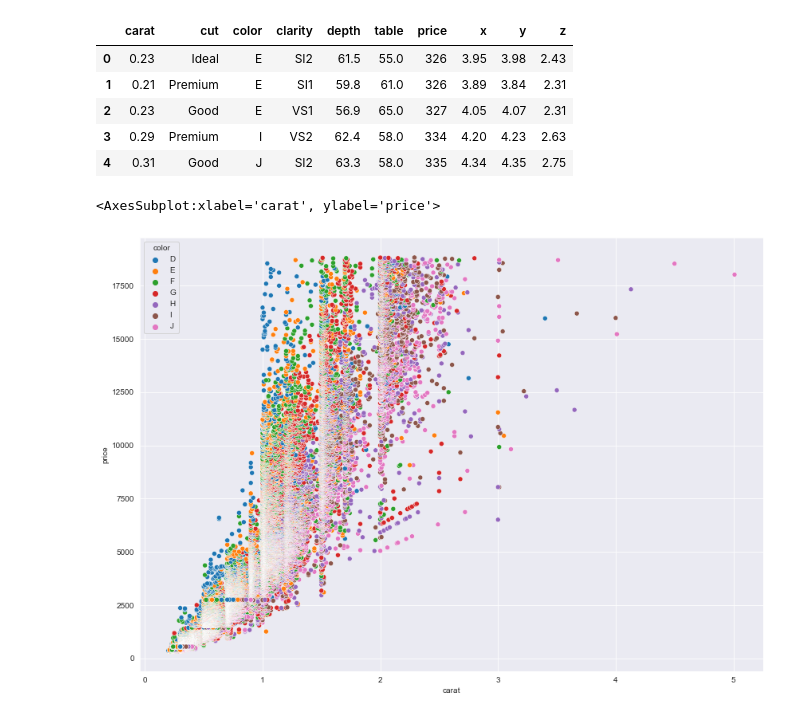
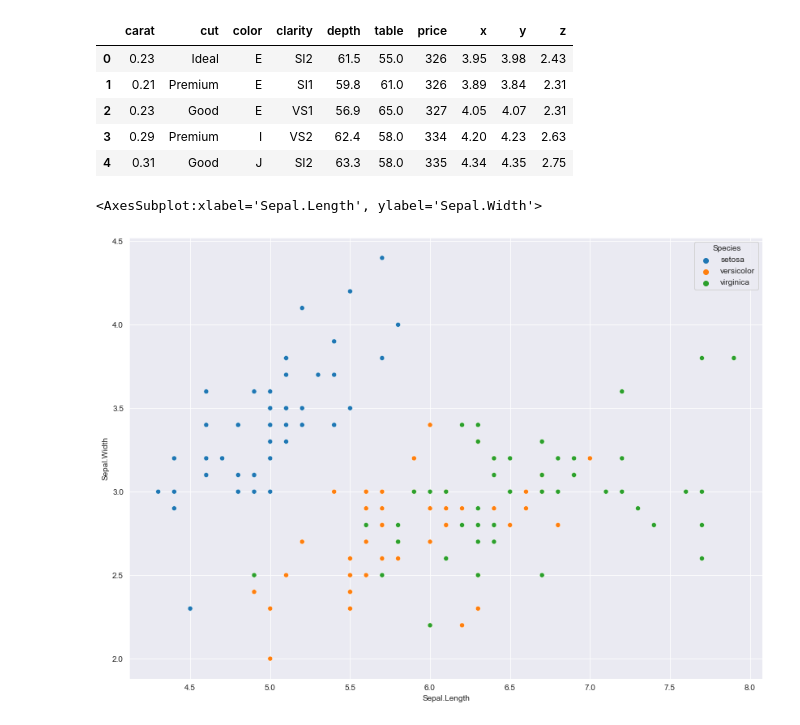
Before and after one commit to kdesh96/Basics-DS, a Jupyter notebook: Intro/2. Matplotlib.ipynb, the cells around one changed output. Cells and saved outputs as stored; diff of their text form; code cells hidden in the pictures.

Commit message:
Updated more plots

```diff
--- a/Intro/2. Matplotlib.ipynb
+++ b/Intro/2. Matplotlib.ipynb
@@ -88,7 +144,7 @@ dia_df.head()
 | 4 | 0.31 | Good | J | SI2 | 63.3 | 58.0 | 335 | 4.34 | 4.35 | 2.75 |
 # %%
 plt.figure(figsize=(14,10))
-sns.scatterplot(data=dia_df, x='carat', y='price', hue='color')
+sns.scatterplot(data=df, x='Sepal.Length', y='Sepal.Width', hue='Species')
 # %% [output]
-<AxesSubplot:xlabel='carat', ylabel='price'>
+<AxesSubplot:xlabel='Sepal.Length', ylabel='Sepal.Width'>
-[figure, old version]
+[figure, new version]
```
Also changed, not shown: parts of 17 cells of this notebook.
